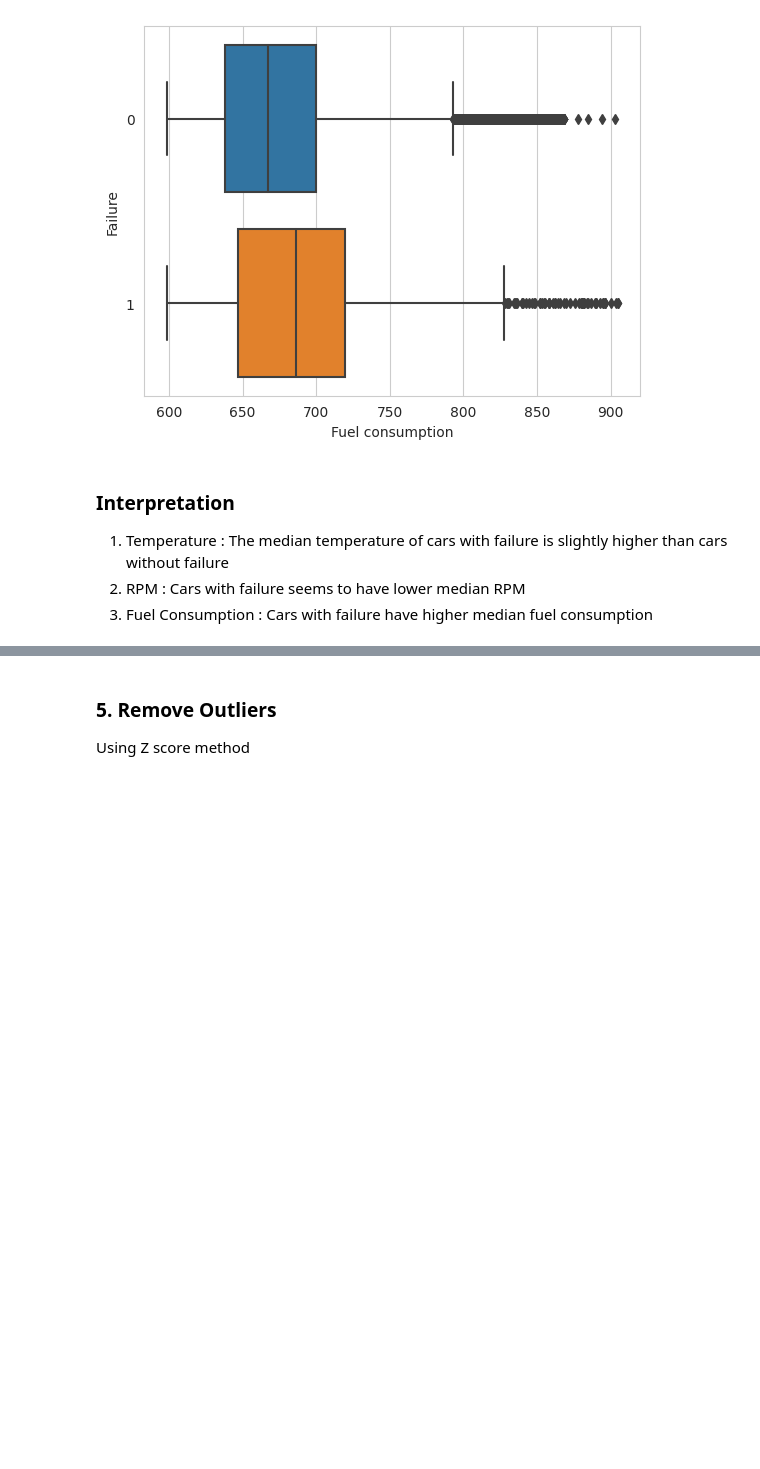
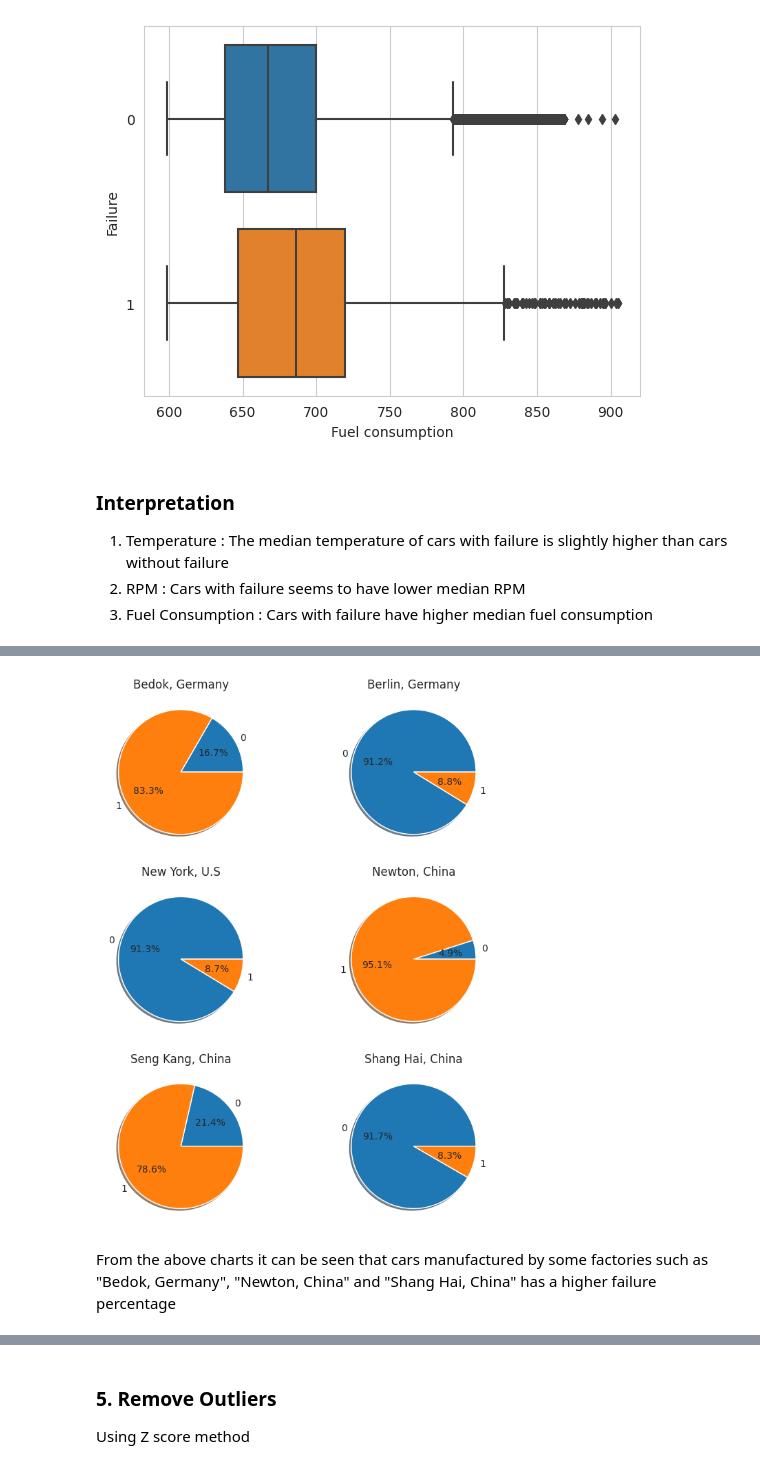
Before and after one commit to chuacc/aiap13-chua-chia-chiat-270I, a Jupyter notebook: eda.ipynb, the cells around one changed output, grey strips where cells are left out. Cells and saved outputs as stored; diff of their text form; code cells hidden in the pictures; blank space fills up the shorter version.

```diff
--- a/eda.ipynb
+++ b/eda.ipynb
@@ -417,3 +422,34 @@ df2.plot.pie(figsize=(4,4))
+# %%
+# Make figure and axes
+fig, axs = plt.subplots(3, 2, figsize=(8, 10))
+# pie plot 1
+axs[0, 0].pie(factoryfail[0], labels=label, autopct='%1.1f%%', shadow=True)
+# pie plot 2
+axs[0, 1].pie(factoryfail[1], labels=label, autopct='%1.1f%%', shadow=True)
+# pie plot 3
+axs[1, 0].pie(factoryfail[2], labels=label, autopct='%1.1f%%', shadow=True)
+# pie plot 4
+axs[1, 1].pie(factoryfail[3], labels=label, autopct='%1.1f%%', shadow=True)
+# pie plot 5
+axs[2, 0].pie(factoryfail[4], labels=label, autopct='%1.1f%%', shadow=True)
+# pie plot 6
+axs[2, 1].pie(factoryfail[5], labels=label, autopct='%1.1f%%', shadow=True)
+# set the title to subplots
+axs[0, 0].set_title(factory[0])
+axs[0, 1].set_title(factory[1])
+axs[1, 0].set_title(factory[2])
+axs[1, 1].set_title(factory[3])
+axs[2, 0].set_title(factory[4])
+axs[2, 1].set_title(factory[5])
+
+plt.setp(autotexts, size='x-small')
+autotexts[0].set_color('white')
+
+plt.show()
+# %% [output]
+[figure, added]
+# %% [markdown]
+From the above charts it can be seen that cars manufactured by some factories such as "Bedok, Germany", "Newton, China" and "Shang Hai, China" has a higher failure percentage
 # %%
 df.head()
 # %% [output]
```
Also changed, not shown: parts of 5 cells of this notebook.
